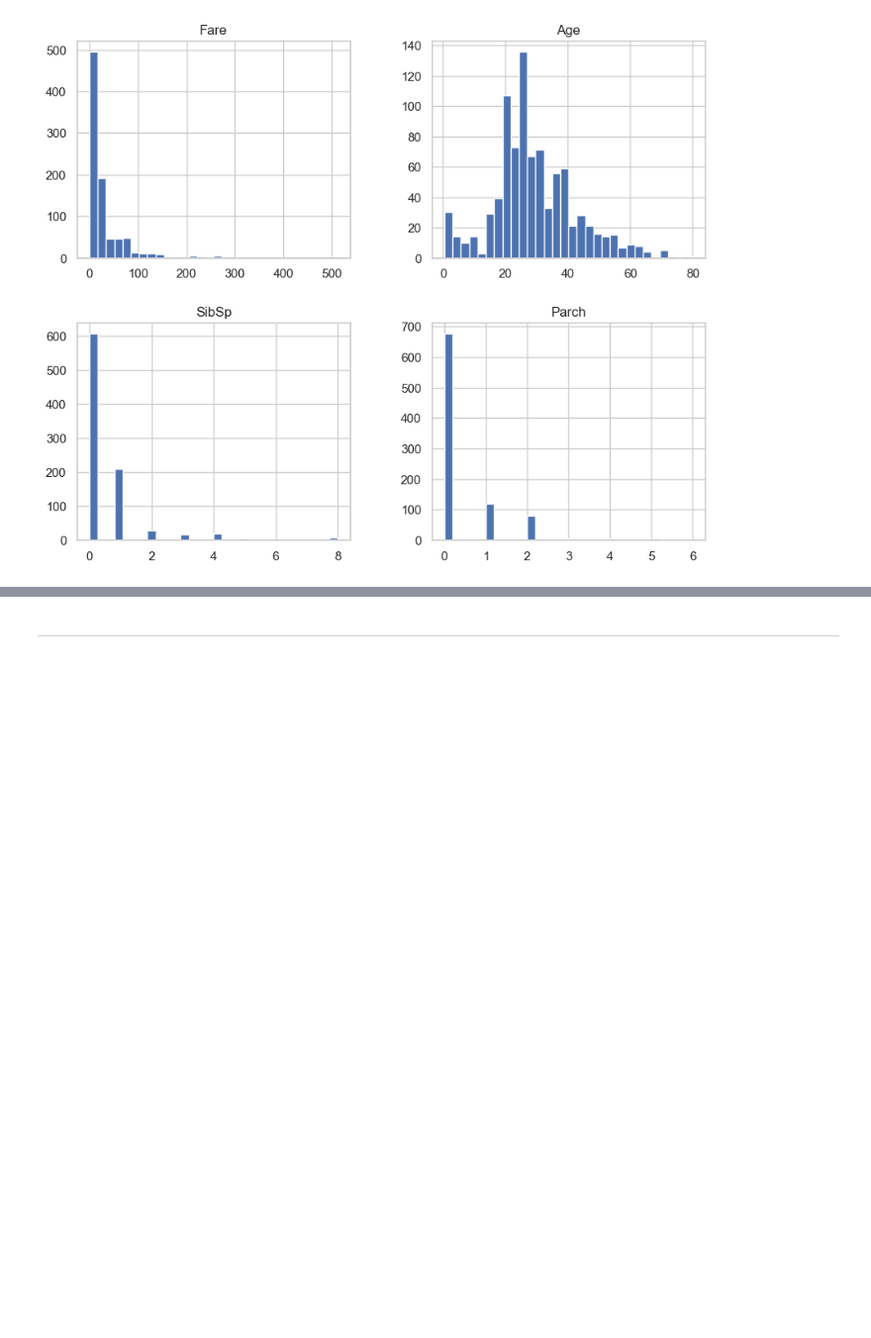
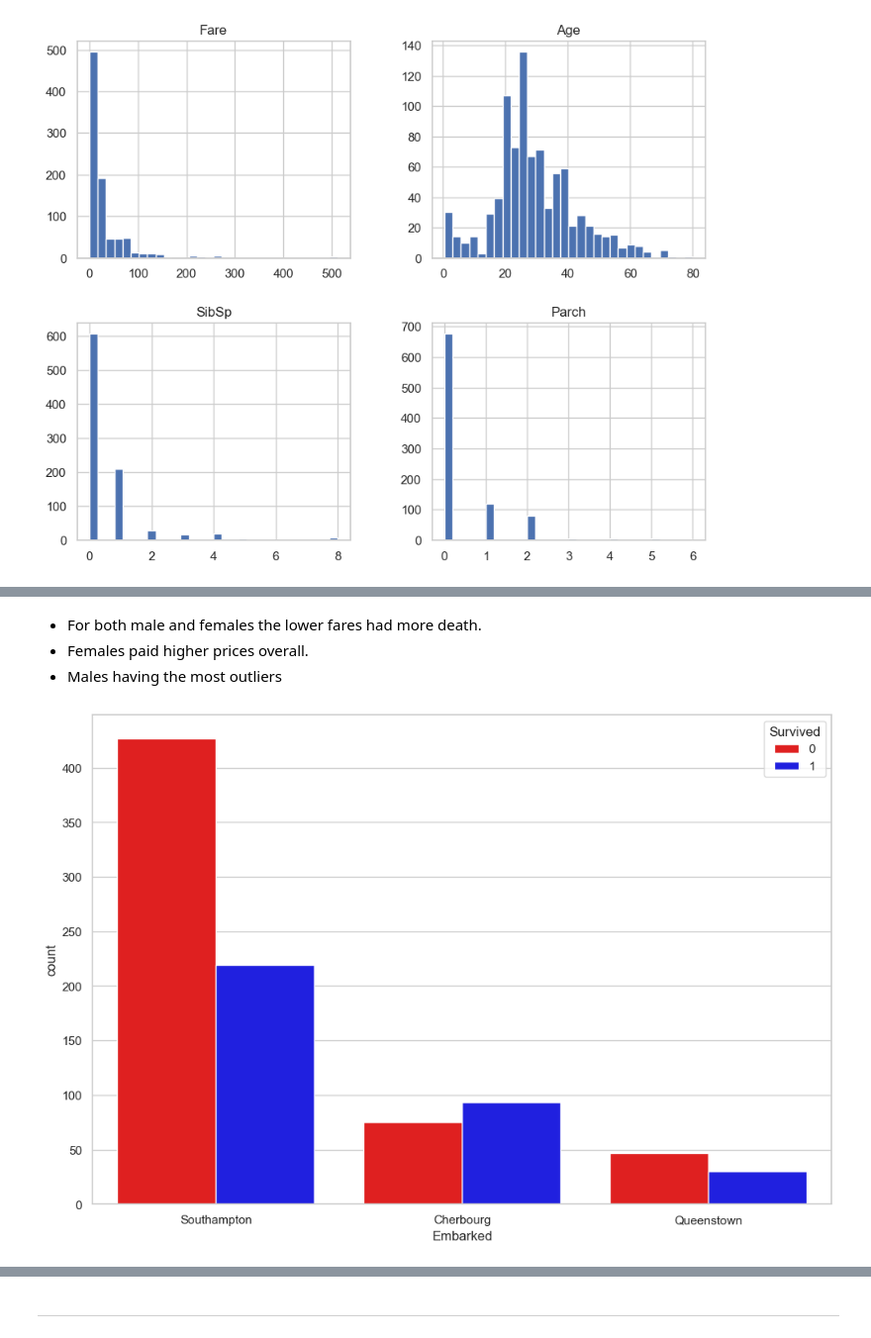
Before and after one commit to GClark89/Titanic, a Jupyter notebook: EDA.ipynb, the cells around one changed output, grey strips where cells are left out. Shown at 99% size. Saved outputs shown, nothing was run; the diff lists cells and outputs as text; code cells hidden in the pictures; blank space fills up the shorter version.

```diff
--- a/EDA.ipynb
+++ b/EDA.ipynb
@@ -379,0 +385,11 @@ A few passengers had 1–2, and very rarely up to 6.
+# %% [markdown]
+- For both male and females the lower fares had more death.
+- Females paid higher prices overall.
+- Males having the most outliers
+# %%
+plt.figure(figsize = (12,8))
+plt.xticks(ticks=[0, 1, 2], labels=["Southampton", "Cherbourg", "Queenstown"])
+sns.countplot(df,x= "Embarked", hue="Survived", palette=palette)
+plt.show()
+# %% [output]
+[figure, added]
```
Also changed, not shown: parts of 21 cells of this notebook, 2 other files.
